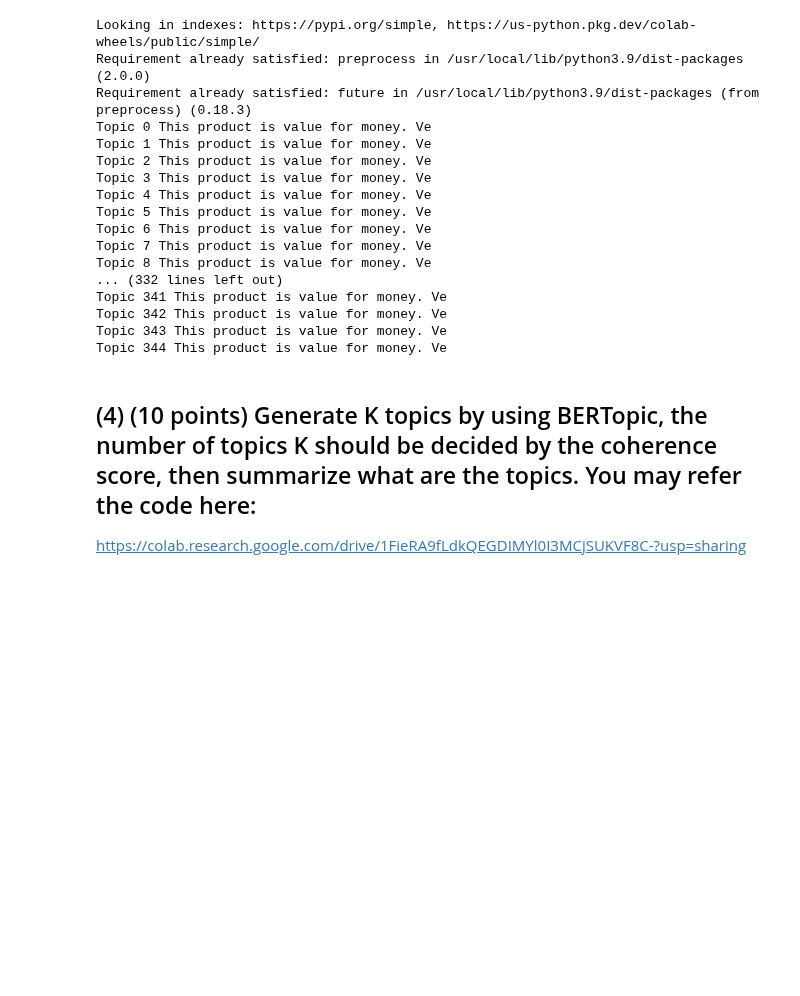
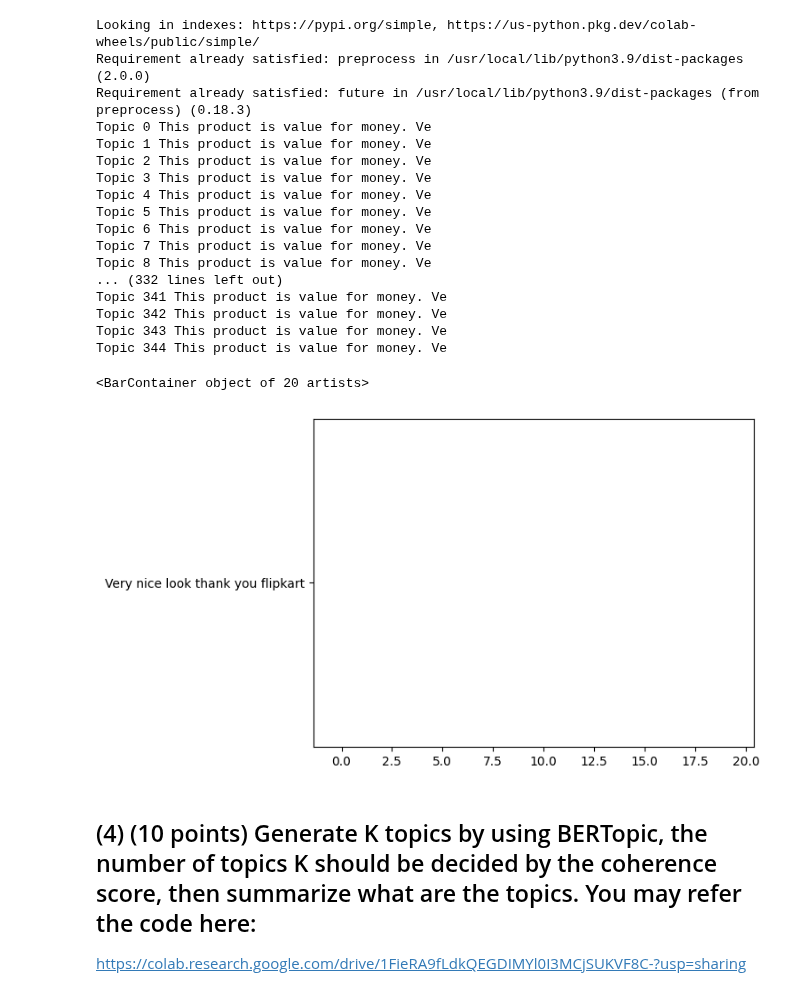
Before and after one commit to abhi147p/Abhishek_INFO5731_Spring2020, a Jupyter notebook: In_class_exercise_04_03282023_(1).ipynb, the cells around one changed output. Cells and saved outputs as stored; diff of their text form; code cells hidden in the pictures; blank space fills up the shorter version.

```diff
--- a/In_class_exercise_04_03282023_(1).ipynb
+++ b/In_class_exercise_04_03282023_(1).ipynb
@@ -629,7 +629,10 @@ Topic 342 This product is value for money. Ve
 Topic 343 This product is value for money. Ve
 Topic 344 This product is value for money. Ve
 # %%
-plt.bar(np.arange(20), review_data_lemmatized[1])
+plt.bar(np.arange(20), df['review'].tolist()[1])
+# %% [output]
+<BarContainer object of 20 artists>
+[figure, added]
 # %% [markdown]
 ## (4) (10 points) Generate K topics by using BERTopic, the number of topics K should be decided by the coherence score, then summarize what are the topics. You may refer the code here:
 
```
